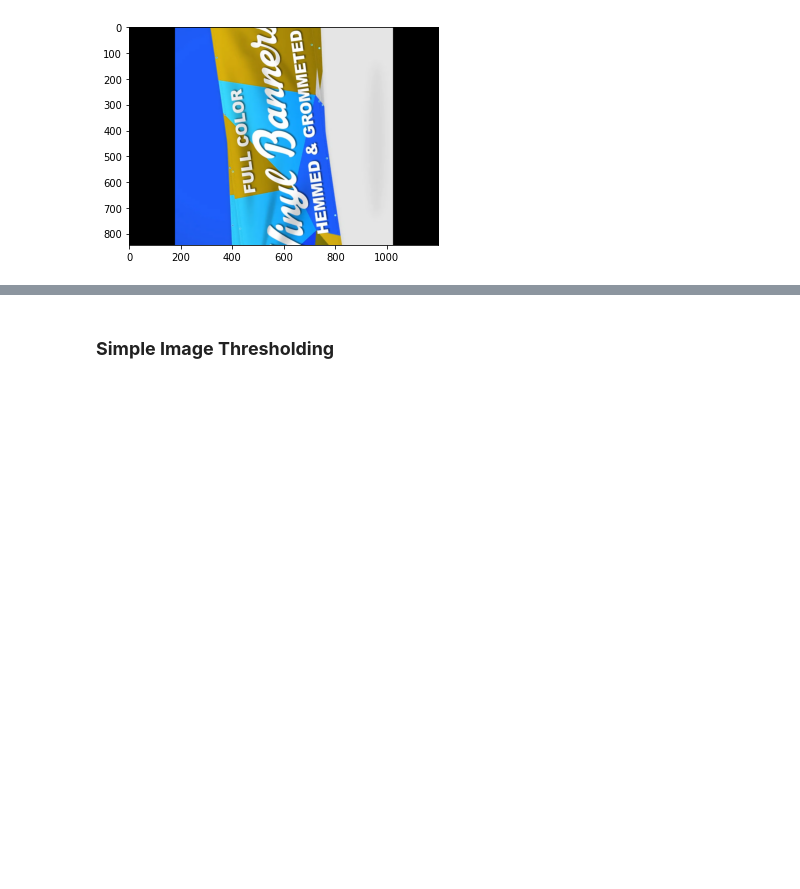
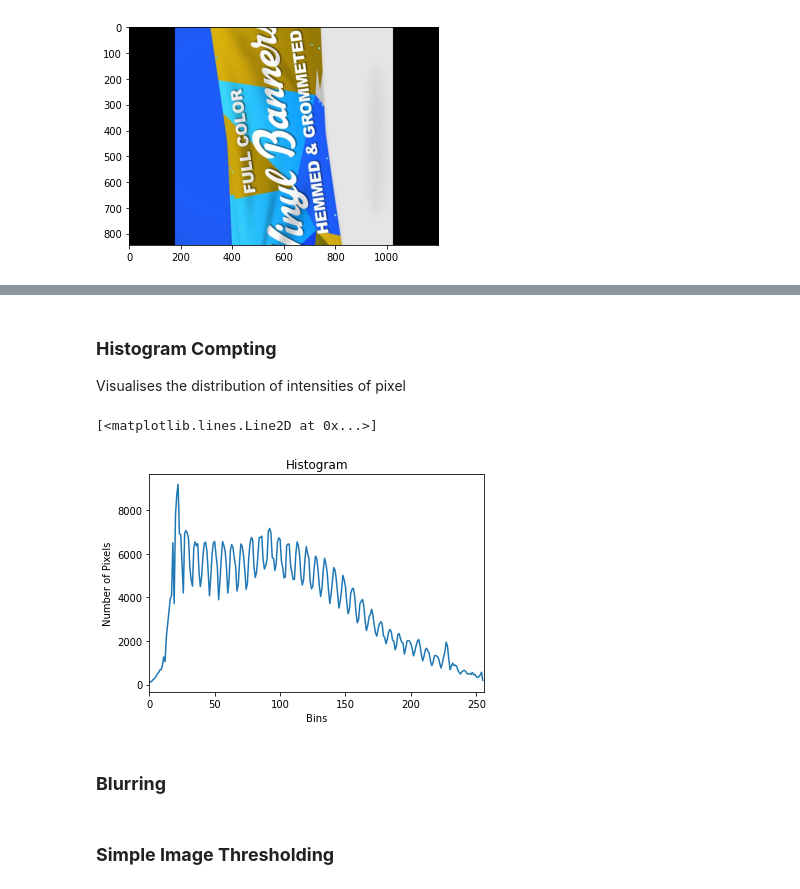
Before and after one commit to ajayjakkampudi/Python_Libraries, a Jupyter notebook: Open Cv/opencv.ipynb, the cells around one changed output, grey strips where cells are left out. Drawn from its saved outputs; the diff is of its cells as text; code cells hidden in the pictures; blank space fills up the shorter version.

```diff
--- a/Open Cv/opencv.ipynb
+++ b/Open Cv/opencv.ipynb
@@ -63,0 +134,18 @@ plt.imshow(rot_img)
+# %% [markdown]
+### **Histogram Compting**
+Visualises the distribution of intensities of pixel
+# %%
+image=cv2.imread("pic2.webp") # images reads in BGR format
+image_gray=cv2.cvtColor(image,cv2.COLOR_BGR2GRAY)
+hist=cv2.calcHist([image_gray],[0],None,[256],[0,256])
+plt.figure()
+plt.title('Histogram')
+plt.xlabel('Bins')
+plt.ylabel('Number of Pixels')
+plt.xlim([0,256])
+plt.plot(hist)
+# %% [output]
+[<matplotlib.lines.Line2D at 0x...>]
+[figure, added]
+# %% [markdown]
+### **Blurring**
```
Also changed, not shown: parts of 16 cells of this notebook, 1 other file.
